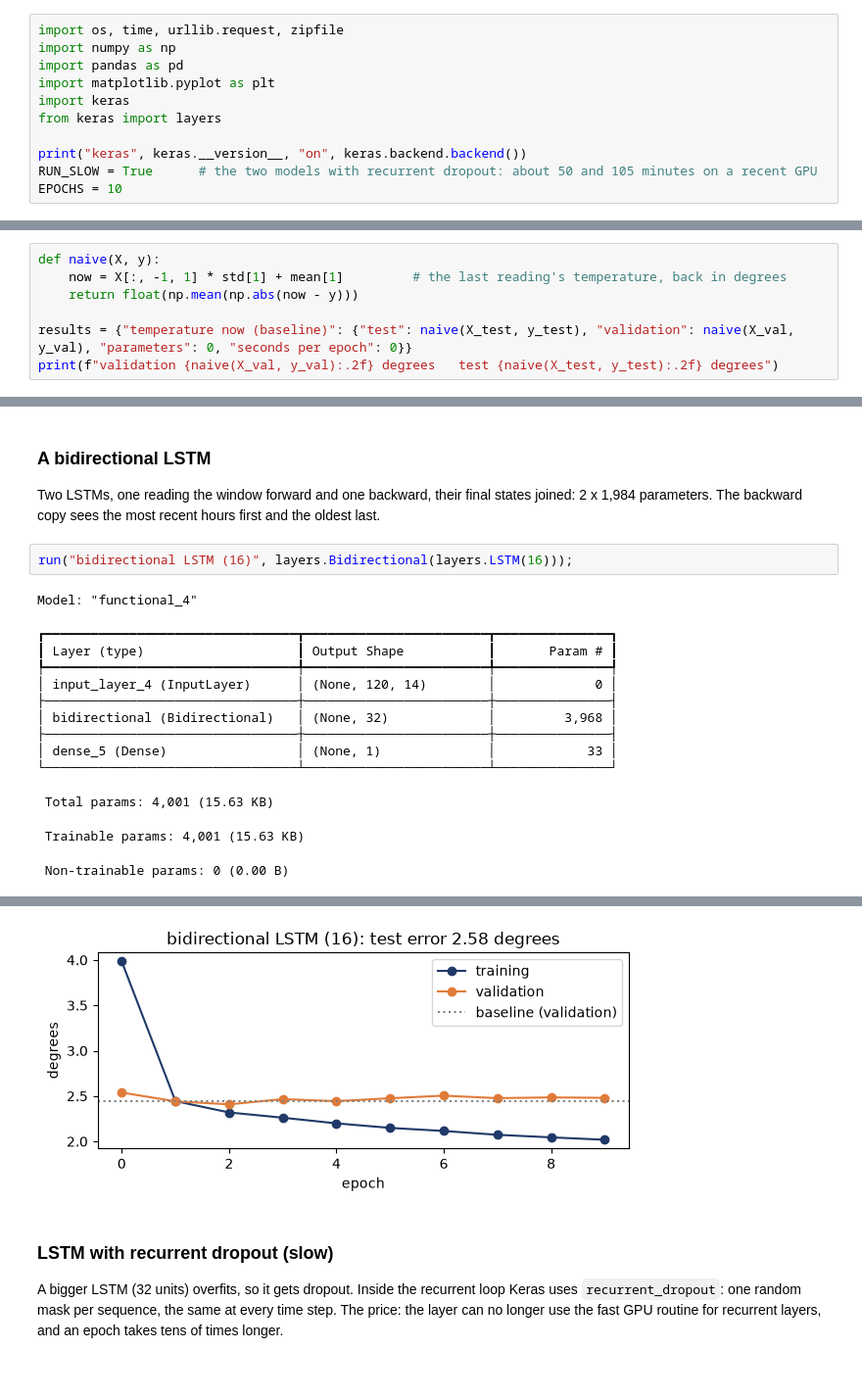
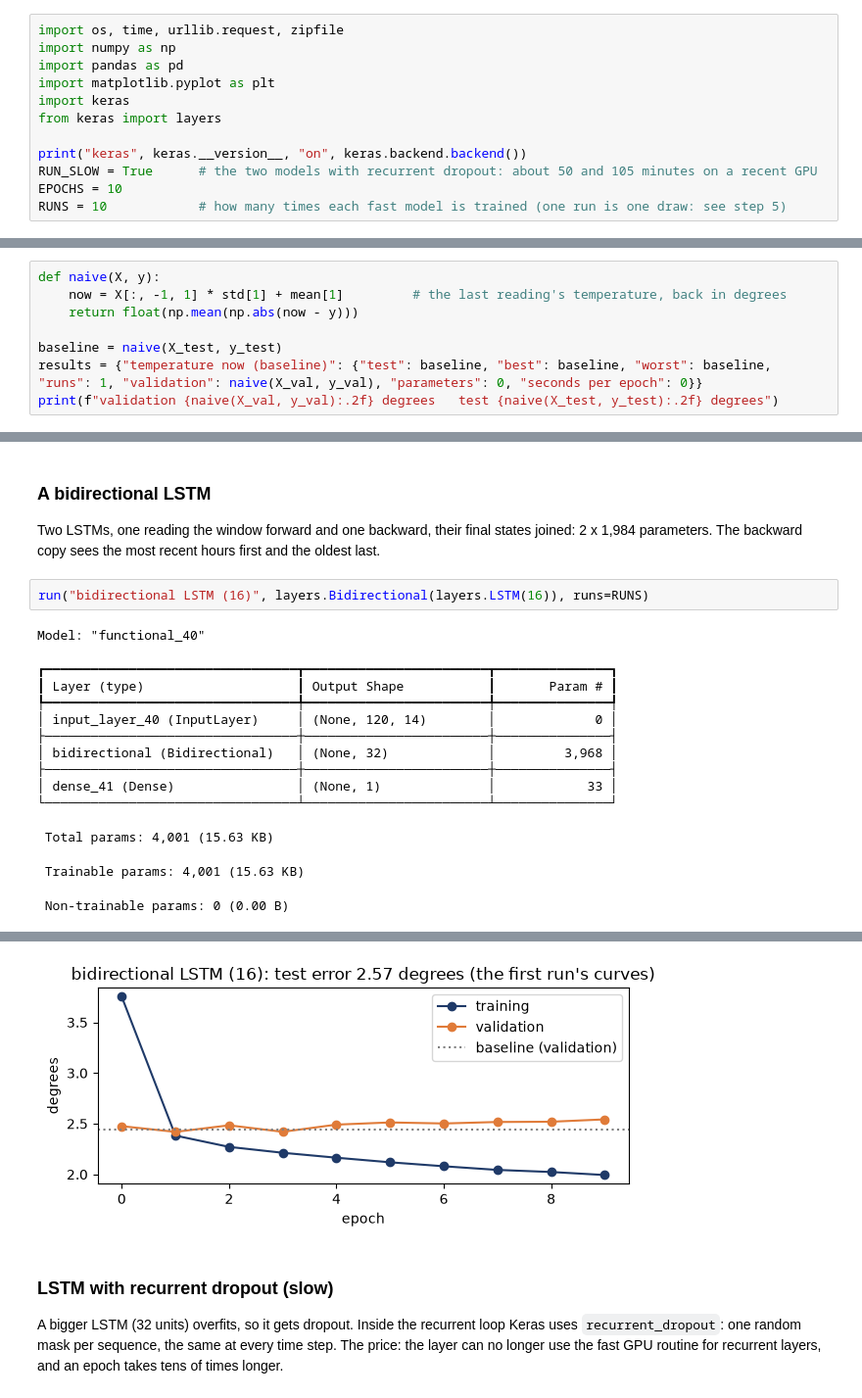
Before and after one commit to PJalgotrader/advanced-timeseries-forecasting, a Jupyter notebook: 07-deep-sequence-models/02_rnn_lstm_weather.ipynb, the cells around one changed output, grey strips where cells are left out. Shown at 98% size. Cells and saved outputs as stored; diff of their text form.

```diff
--- a/07-deep-sequence-models/02_rnn_lstm_weather.ipynb
+++ b/07-deep-sequence-models/02_rnn_lstm_weather.ipynb
@@ -28,5 +29,6 @@ from keras import layers
 print("keras", keras.__version__, "on", keras.backend.backend())
 RUN_SLOW = True      # the two models with recurrent dropout: about 50 and 105 minutes on a recent GPU
 EPOCHS = 10
+RUNS = 10            # how many times each fast model is trained (one run is one draw: see step 5)
 # %% [output]
 WARNING: All log messages before absl::InitializeLog() is called are written to STDERR
@@ -126,7 +133,8 @@ def naive(X, y):
     now = X[:, -1, 1] * std[1] + mean[1]         # the last reading's temperature, back in degrees
     return float(np.mean(np.abs(now - y)))
 
-results = {"temperature now (baseline)": {"test": naive(X_test, y_test), "validation": naive(X_val, y_val), "parameters": 0, "seconds per epoch": 0}}
+baseline = naive(X_test, y_test)
+results = {"temperature now (baseline)": {"test": baseline, "best": baseline, "worst": baseline, "runs": 1, "validation": naive(X_val, y_val), "parameters": 0, "seconds per epoch": 0}}
 print(f"validation {naive(X_val, y_val):.2f} degrees   test {naive(X_test, y_test):.2f} degrees")
 # %% [output]
 validation 2.44 degrees   test 2.62 degrees
@@ -354,17 +362,17 @@ Epoch 10/10
 Two LSTMs, one reading the window forward and one backward, their final states joined: 2 x 1,984 parameters. The
 backward copy sees the most recent hours first and the oldest last.
 # %%
-run("bidirectional LSTM (16)", layers.Bidirectional(layers.LSTM(16)));
+run("bidirectional LSTM (16)", layers.Bidirectional(layers.LSTM(16)), runs=RUNS)
 # %% [output]
-Model: "functional_4"
+Model: "functional_40"
 ┏━━━━━━━━━━━━━━━━━━━━━━━━━━━━━━━━━┳━━━━━━━━━━━━━━━━━━━━━━━━┳━━━━━━━━━━━━━━━┓
 ┃ Layer (type)                    ┃ Output Shape           ┃       Param # ┃
 ┡━━━━━━━━━━━━━━━━━━━━━━━━━━━━━━━━━╇━━━━━━━━━━━━━━━━━━━━━━━━╇━━━━━━━━━━━━━━━┩
-│ input_layer_4 (InputLayer)      │ (None, 120, 14)        │             0 │
+│ input_layer_40 (InputLayer)     │ (None, 120, 14)        │             0 │
 ├─────────────────────────────────┼────────────────────────┼───────────────┤
 │ bidirectional (Bidirectional)   │ (None, 32)             │         3,968 │
 ├─────────────────────────────────┼────────────────────────┼───────────────┤
-│ dense_5 (Dense)                 │ (None, 1)              │            33 │
+│ dense_41 (Dense)                │ (None, 1)              │            33 │
 └─────────────────────────────────┴────────────────────────┴───────────────┘
  Total params: 4,001 (15.63 KB)
  Trainable params: 4,001 (15.63 KB)
@@ -392,4 +397,4 @@ Epoch 10/10
-[figure, old version]
+[figure, new version]
 # %% [markdown]
 ### LSTM with recurrent dropout (slow)
 
```
Also changed, not shown: parts of 16 cells of this notebook, 1 other file.
